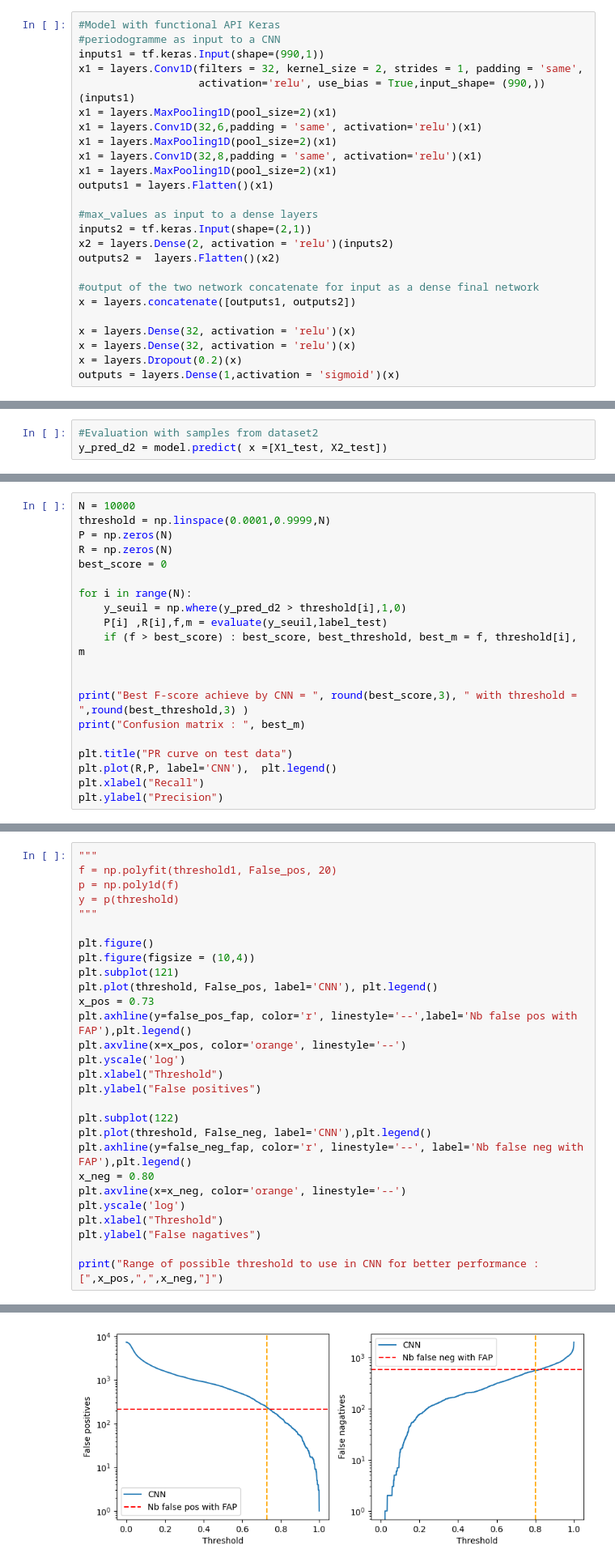
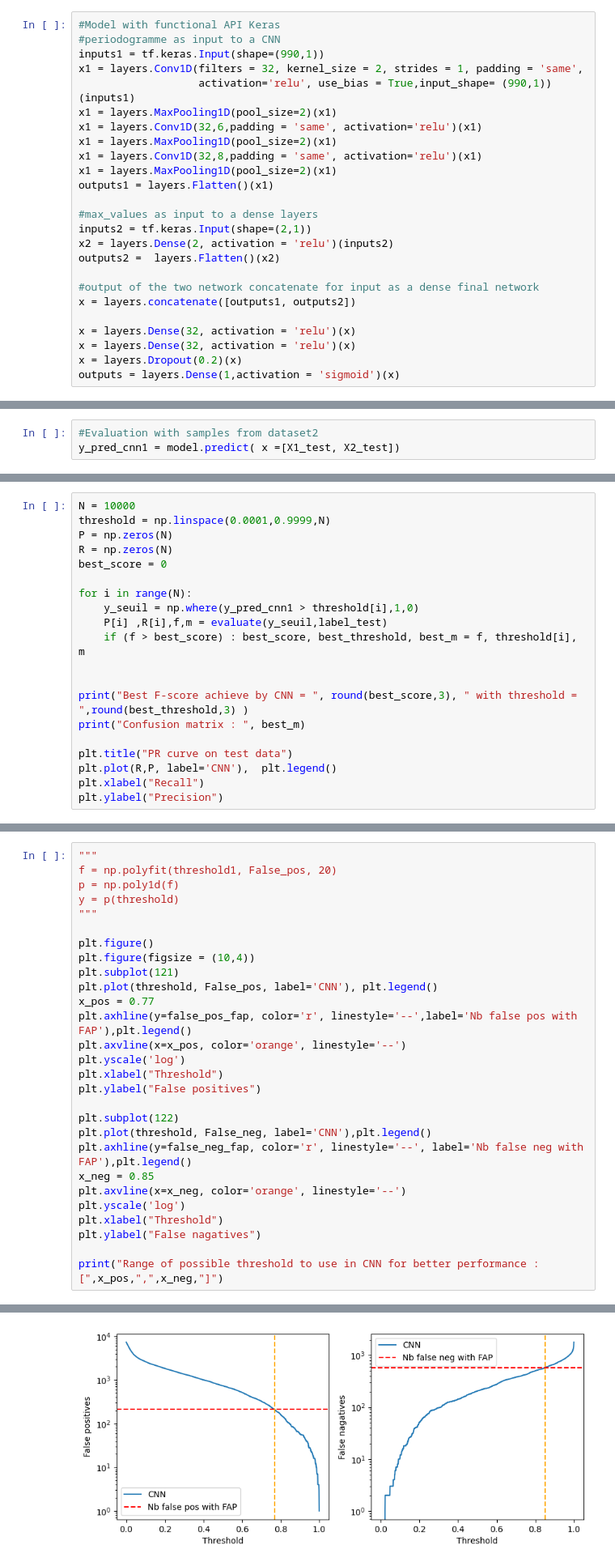
Before and after one commit to hugokerino/Stage_R-V, a Jupyter notebook: Notebook_CNN.ipynb, the cells around one changed output, grey strips where cells are left out. Shown at 81% size. Cells and saved outputs as stored; diff of their text form.

```diff
--- a/Notebook_CNN.ipynb
+++ b/Notebook_CNN.ipynb
@@ -141,7 +141,7 @@ Label validation size :  (2740, 1)
 #periodogramme as input to a CNN
 inputs1 = tf.keras.Input(shape=(990,1))
 x1 = layers.Conv1D(filters = 32, kernel_size = 2, strides = 1, padding = 'same',
-                   activation='relu', use_bias = True,input_shape= (990,))(inputs1)
+                   activation='relu', use_bias = True,input_shape= (990,1))(inputs1)
 x1 = layers.MaxPooling1D(pool_size=2)(x1)
 x1 = layers.Conv1D(32,6,padding = 'same', activation='relu')(x1)
 x1 = layers.MaxPooling1D(pool_size=2)(x1)
@@ -283,5 +283,5 @@ X2_test shape :  (10000, 2, 1)
 label_test shape :  (10000, 1)
 # %%
 #Evaluation with samples from dataset2
-y_pred_d2 = model.predict( x =[X1_test, X2_test])
+y_pred_cnn1 = model.predict( x =[X1_test, X2_test])
 # %% [output]
@@ -294,7 +294,7 @@ R = np.zeros(N)
 best_score = 0
 
 for i in range(N):
-    y_seuil = np.where(y_pred_d2 > threshold[i],1,0)
+    y_seuil = np.where(y_pred_cnn1 > threshold[i],1,0)
     P[i] ,R[i],f,m = evaluate(y_seuil,label_test)
     if (f > best_score) : best_score, best_threshold, best_m = f, threshold[i], m
 
@@ -577,7 +577,7 @@ plt.figure()
 plt.figure(figsize = (10,4))
 plt.subplot(121)
 plt.plot(threshold, False_pos, label='CNN'), plt.legend()
-x_pos = 0.73
+x_pos = 0.77
 plt.axhline(y=false_pos_fap, color='r', linestyle='--',label='Nb false pos with FAP'),plt.legend()
 plt.axvline(x=x_pos, color='orange', linestyle='--')
 plt.yscale('log')
@@ -587,7 +587,7 @@ plt.ylabel("False positives")
 plt.subplot(122)
 plt.plot(threshold, False_neg, label='CNN'),plt.legend()
 plt.axhline(y=false_neg_fap, color='r', linestyle='--', label='Nb false neg with FAP'),plt.legend()
-x_neg = 0.80
+x_neg = 0.85
 plt.axvline(x=x_neg, color='orange', linestyle='--')
 plt.yscale('log')
 plt.xlabel("Threshold")
@@ -599,5 +599,5 @@ Range of possible threshold to use in CNN for better performance : [ 0.73 , 0.8
 <Figure size 640x480 with 0 Axes>
-[figure, old version]
+[figure, new version]
 # %%
 #Comparaison beetwen CNN with founded threshold and FAP with p_value 0.05
 opt_threshold = x_neg
```
Also changed, not shown: parts of 42 cells of this notebook, 1 other file.
